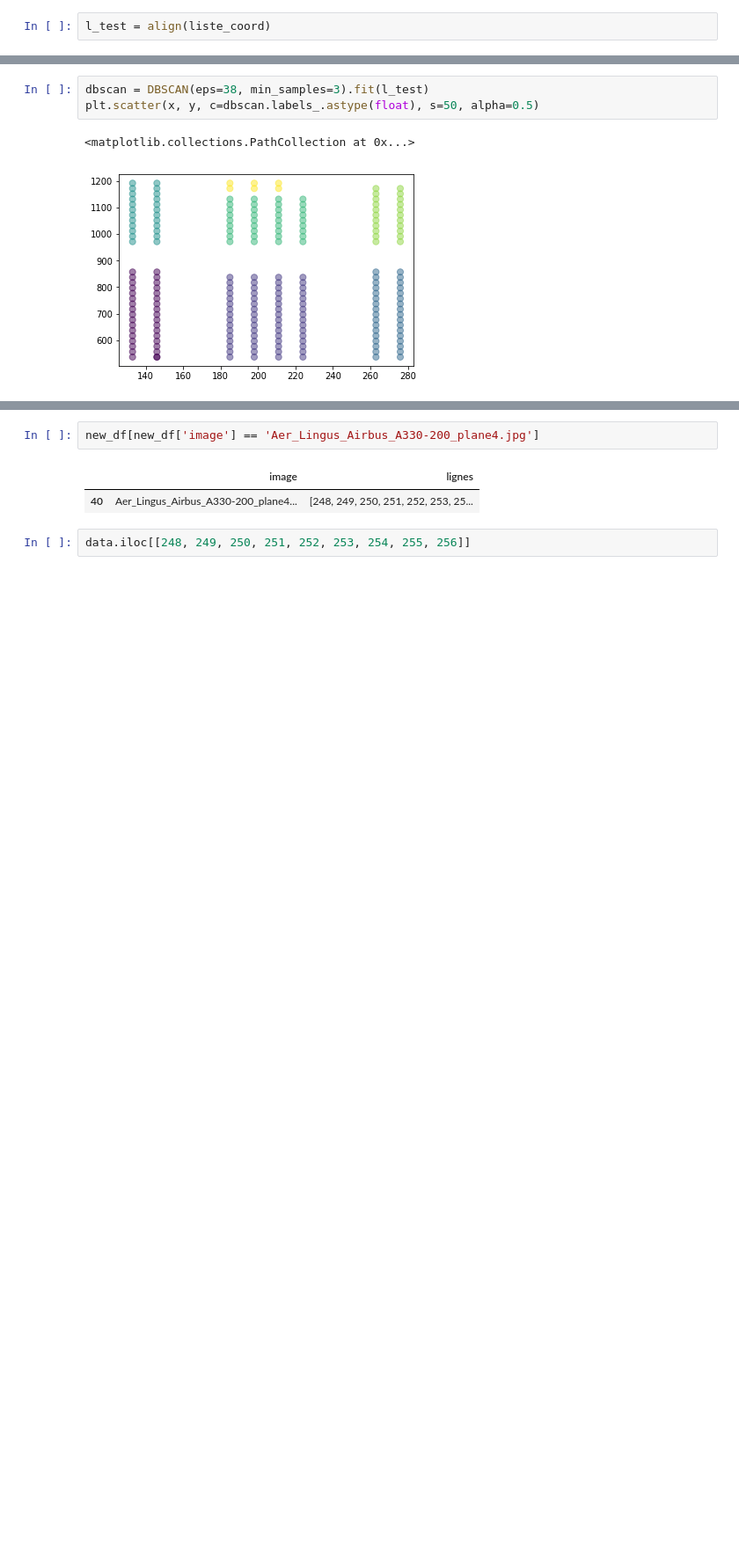
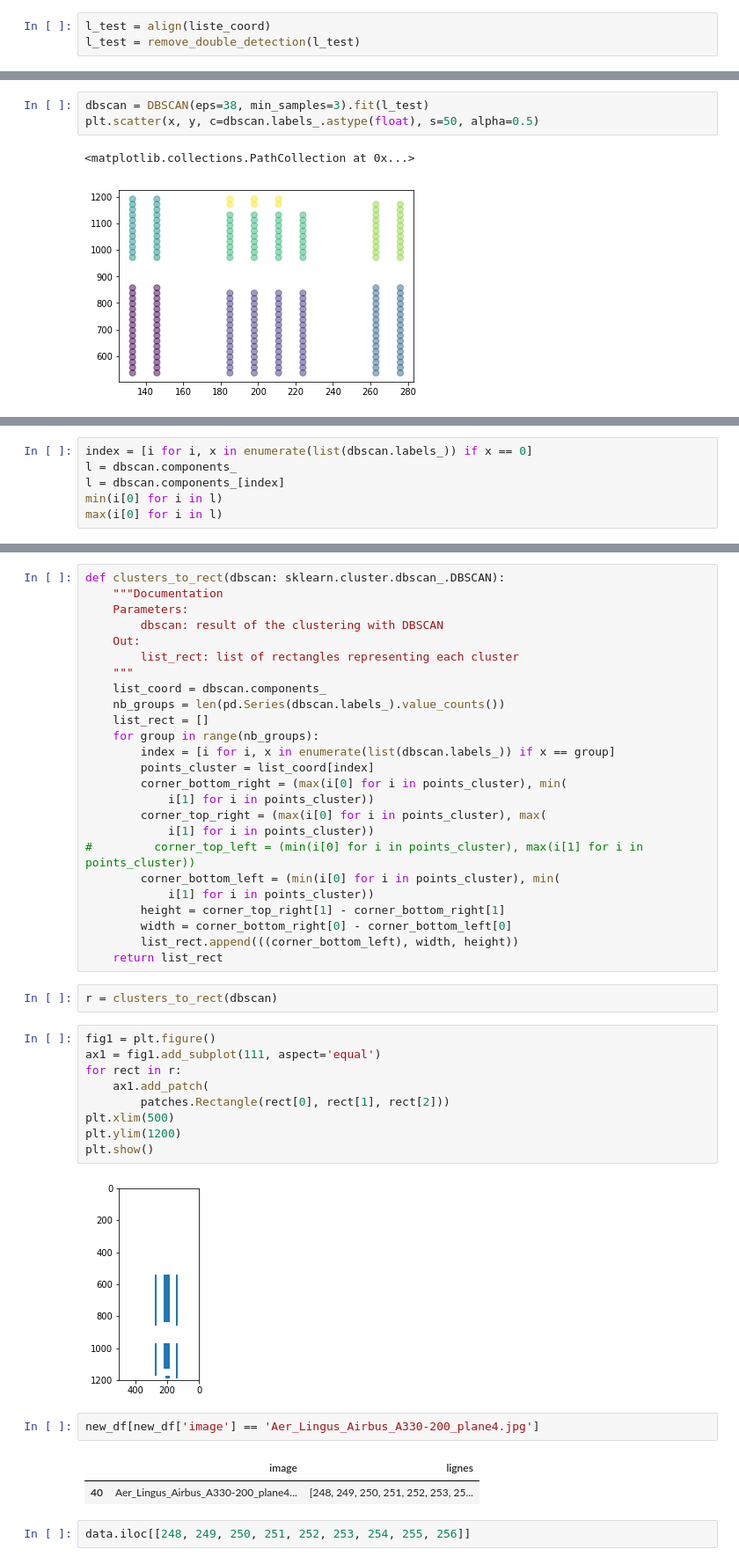
Before and after one commit to vincentnam/ProjetInterpromo2020G8, a Jupyter notebook: Jason_Daurat_notebook.ipynb, the cells around one changed output, grey strips where cells are left out. Shown at 88% size. Drawn from its saved outputs; the diff is of its cells as text; blank space fills up the shorter version.

Commit message:
function cluster to rect

```diff
--- a/Jason_Daurat_notebook.ipynb
+++ b/Jason_Daurat_notebook.ipynb
@@ -636,6 +636,7 @@ liste_coord = [146, 517,
 217, 1191]
 # %%
 l_test = align(liste_coord)
+l_test = remove_double_detection(l_test)
 # %% [markdown]
 #### Clusters
 # %%
@@ -866,0 +680,6 @@ l
+# %%
+index = [i for i, x in enumerate(list(dbscan.labels_)) if x == 0]
+l = dbscan.components_
+l = dbscan.components_[index]
+min(i[0] for i in l)
+max(i[0] for i in l)
@@ -867,3 +695,41 @@ l
+# %%
+def clusters_to_rect(dbscan: sklearn.cluster.dbscan_.DBSCAN):
+    """Documentation
+    Parameters:
+        dbscan: result of the clustering with DBSCAN
+    Out:
+        list_rect: list of rectangles representing each cluster
+    """
+    list_coord = dbscan.components_
+    nb_groups = len(pd.Series(dbscan.labels_).value_counts())
+    list_rect = []
+    for group in range(nb_groups):
+        index = [i for i, x in enumerate(list(dbscan.labels_)) if x == group]
+        points_cluster = list_coord[index]
+        corner_bottom_right = (max(i[0] for i in points_cluster), min(
+            i[1] for i in points_cluster))
+        corner_top_right = (max(i[0] for i in points_cluster), max(
+            i[1] for i in points_cluster))
+#         corner_top_left = (min(i[0] for i in points_cluster), max(i[1] for i in points_cluster))
+        corner_bottom_left = (min(i[0] for i in points_cluster), min(
+            i[1] for i in points_cluster))
+        height = corner_top_right[1] - corner_bottom_right[1]
+        width = corner_bottom_right[0] - corner_bottom_left[0]
+        list_rect.append(((corner_bottom_left), width, height))
+    return list_rect
+# %%
+r = clusters_to_rect(dbscan)
+# %%
+fig1 = plt.figure()
+ax1 = fig1.add_subplot(111, aspect='equal')
+for rect in r:
+    ax1.add_patch(
+        patches.Rectangle(rect[0], rect[1], rect[2]))
+plt.xlim(500)
+plt.ylim(1200)
+plt.show()
+# %% [output]
+[figure, added]
 # %%
 new_df[new_df['image'] == 'Aer_Lingus_Airbus_A330-200_plane4.jpg']
 # %% [output]
```
Also changed, not shown: parts of 19 cells of this notebook.
